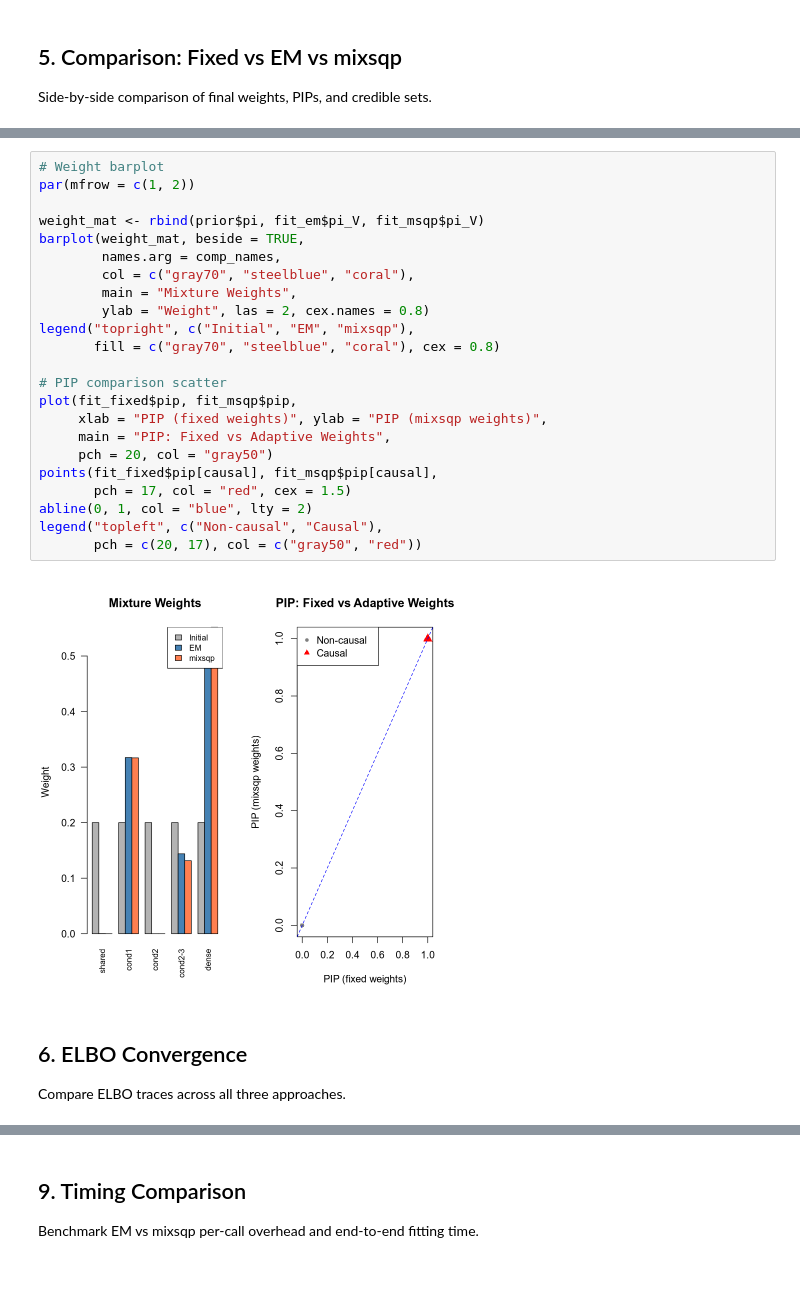
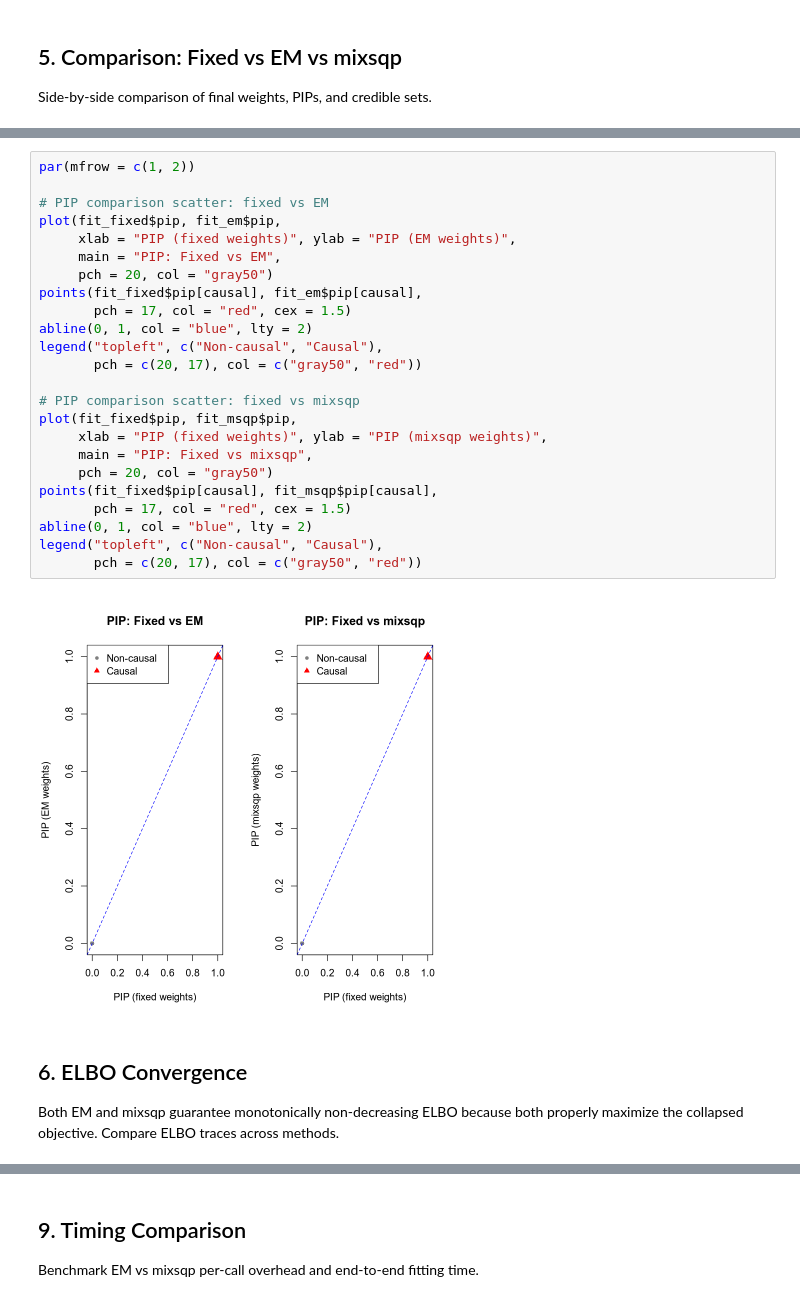
Before and after one commit to stephenslab/mvsusieR, a Jupyter notebook: inst/prototypes/mixture_weight_update.ipynb, the cells around one changed output, grey strips where cells are left out. Cells and saved outputs as stored; diff of their text form; blank space fills up the shorter version.

Commit message:
Fix EM algorithm to agree with mixsqp

```diff
--- a/inst/prototypes/mixture_weight_update.ipynb
+++ b/inst/prototypes/mixture_weight_update.ipynb
@@ -203,34 +194,36 @@ PIPs at causal variables:
       150        cond1     1  1      1
       250      cond2-3     1  1      1
 # %%
-# Weight barplot
 par(mfrow = c(1, 2))
 
-weight_mat <- rbind(prior$pi, fit_em$pi_V, fit_msqp$pi_V)
-barplot(weight_mat, beside = TRUE,
-        names.arg = comp_names,
-        col = c("gray70", "steelblue", "coral"),
-        main = "Mixture Weights",
-        ylab = "Weight", las = 2, cex.names = 0.8)
-legend("topright", c("Initial", "EM", "mixsqp"),
-       fill = c("gray70", "steelblue", "coral"), cex = 0.8)
+# PIP comparison scatter: fixed vs EM
+plot(fit_fixed$pip, fit_em$pip,
+     xlab = "PIP (fixed weights)", ylab = "PIP (EM weights)",
+     main = "PIP: Fixed vs EM",
+     pch = 20, col = "gray50")
+points(fit_fixed$pip[causal], fit_em$pip[causal],
+       pch = 17, col = "red", cex = 1.5)
+abline(0, 1, col = "blue", lty = 2)
+legend("topleft", c("Non-causal", "Causal"),
+       pch = c(20, 17), col = c("gray50", "red"))
 
-# PIP comparison scatter
+# PIP comparison scatter: fixed vs mixsqp
 plot(fit_fixed$pip, fit_msqp$pip,
      xlab = "PIP (fixed weights)", ylab = "PIP (mixsqp weights)",
-     main = "PIP: Fixed vs Adaptive Weights",
+     main = "PIP: Fixed vs mixsqp",
      pch = 20, col = "gray50")
 points(fit_fixed$pip[causal], fit_msqp$pip[causal],
        pch = 17, col = "red", cex = 1.5)
 abline(0, 1, col = "blue", lty = 2)
 legend("topleft", c("Non-causal", "Causal"),
        pch = c(20, 17), col = c("gray50", "red"))
 # %% [output]
-[figure, old version]
+[figure, new version]
 # %% [markdown]
 ## 6. ELBO Convergence
 
-Compare ELBO traces across all three approaches.
+Both EM and mixsqp guarantee monotonically non-decreasing ELBO because both
+properly maximize the collapsed objective. Compare ELBO traces across methods.
 # %%
 par(mfrow = c(1, 1))
 max_iter <- max(length(fit_fixed$elbo), length(fit_em$elbo), length(fit_msqp$elbo))
```
Also changed, not shown: parts of 13 cells of this notebook, 6 other files.
